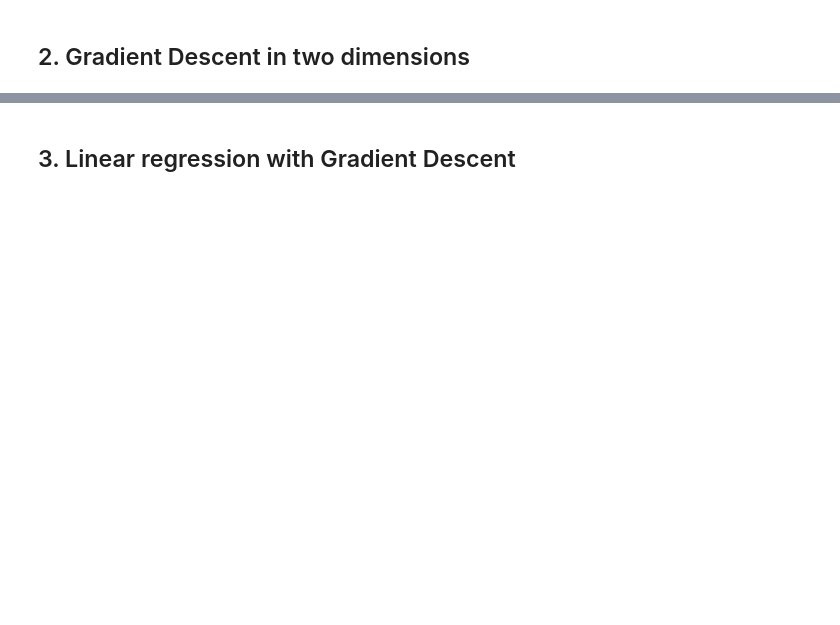
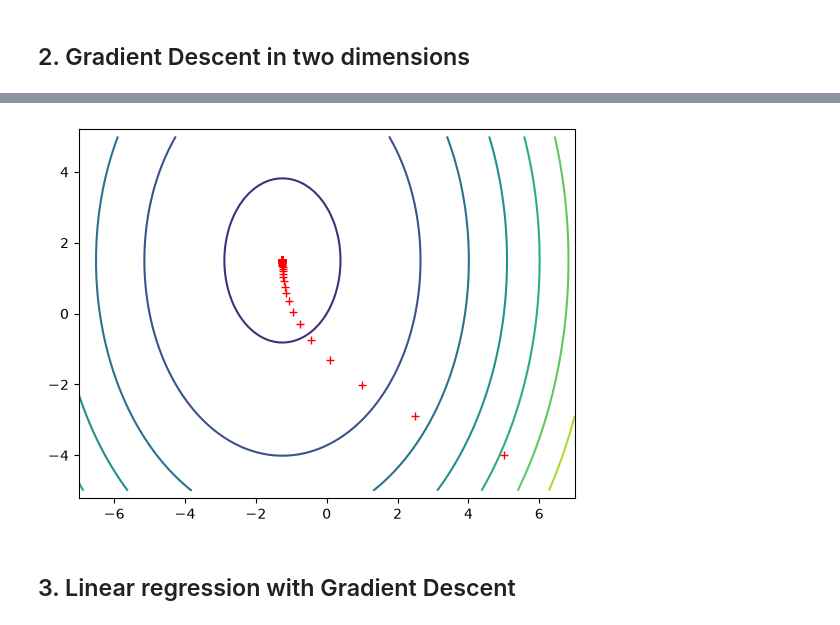
Before and after one commit to mikkopere/Neuroverkkoprojekti, a Jupyter notebook: demos/Gradient_Descent.ipynb, the cells around one changed output, grey strips where cells are left out. Drawn from its saved outputs; the diff is of its cells as text; code cells hidden in the pictures; blank space fills up the shorter version.

```diff
--- a/demos/Gradient_Descent.ipynb
+++ b/demos/Gradient_Descent.ipynb
@@ -74,12 +81,14 @@ print("x = ", x, "     y = ", y)
 # %%
 xx = np.linspace(-7, 7, 100)
 yy = np.linspace(-5, 5, 100)
 (X, Y) = np.meshgrid(xx, yy)
 Z = 2*X**2 + Y**2 + 5*X - 3*Y
 plt.contour(X, Y, Z)
 plt.plot(path_x, path_y, 'r+')
-plt.axis('equal', adjustable='datalim')
+plt.axis('equal')
 plt.show()
+# %% [output]
+[figure, added]
 # %% [markdown]
 ## 3. Linear regression with Gradient Descent
 # %%
```
Also changed, not shown: parts of 9 cells of this notebook, 17 other files.
